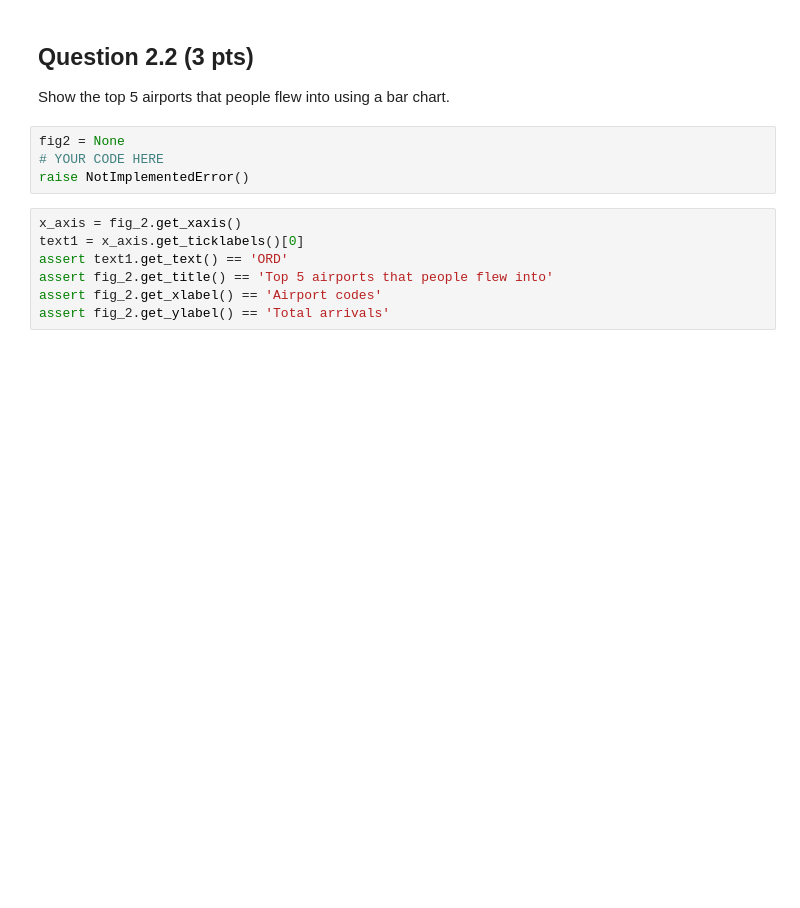
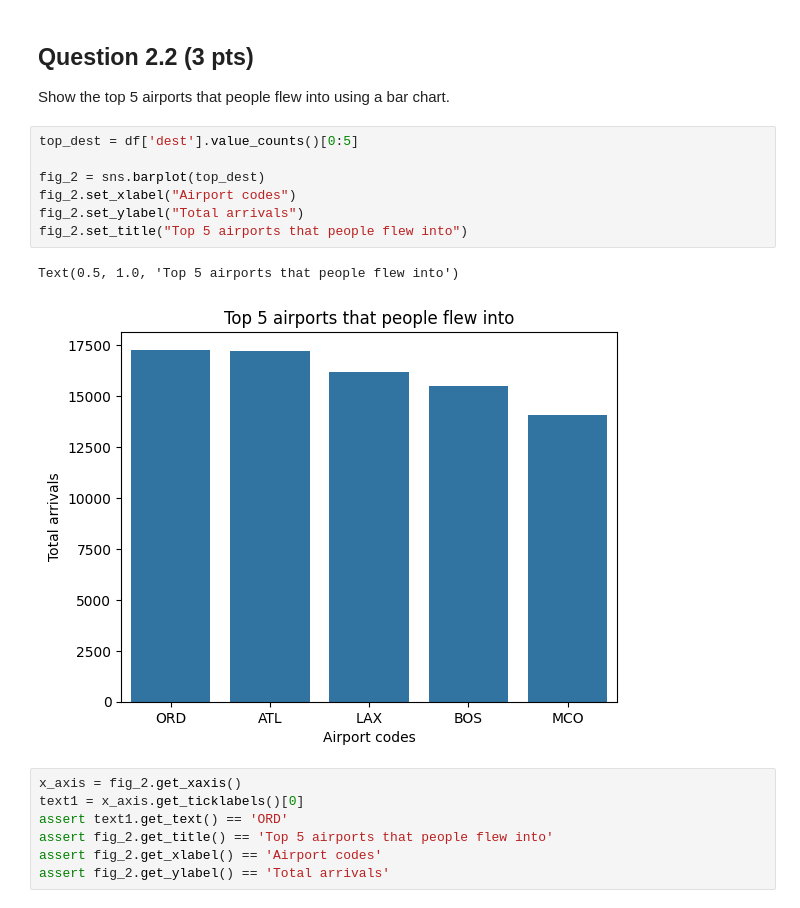
Before and after one commit to DecBrick/stats507-coursework, a Jupyter notebook: HW7/hw7.ipynb, the cells around one changed output. Drawn from its saved outputs; the diff is of its cells as text; blank space fills up the shorter version.

```diff
--- a/HW7/hw7.ipynb
+++ b/HW7/hw7.ipynb
@@ -130,10 +136,16 @@ assert dict(fig1.lines[0].get_xydata())[6] == 28243
 # %% [markdown]
 ## Question 2.2 (3 pts)
 Show the top 5 airports that people flew into using a bar chart.
-# %%
-fig2 = None
-# YOUR CODE HERE
-raise NotImplementedError()
+# %%
+top_dest = df['dest'].value_counts()[0:5]
+
+fig_2 = sns.barplot(top_dest)
+fig_2.set_xlabel("Airport codes")
+fig_2.set_ylabel("Total arrivals")
+fig_2.set_title("Top 5 airports that people flew into")
+# %% [output]
+Text(0.5, 1.0, 'Top 5 airports that people flew into')
+[figure, added]
 # %%
 x_axis = fig_2.get_xaxis()
 text1 = x_axis.get_ticklabels()[0]
```
Also changed, not shown: parts of 17 cells of this notebook.
